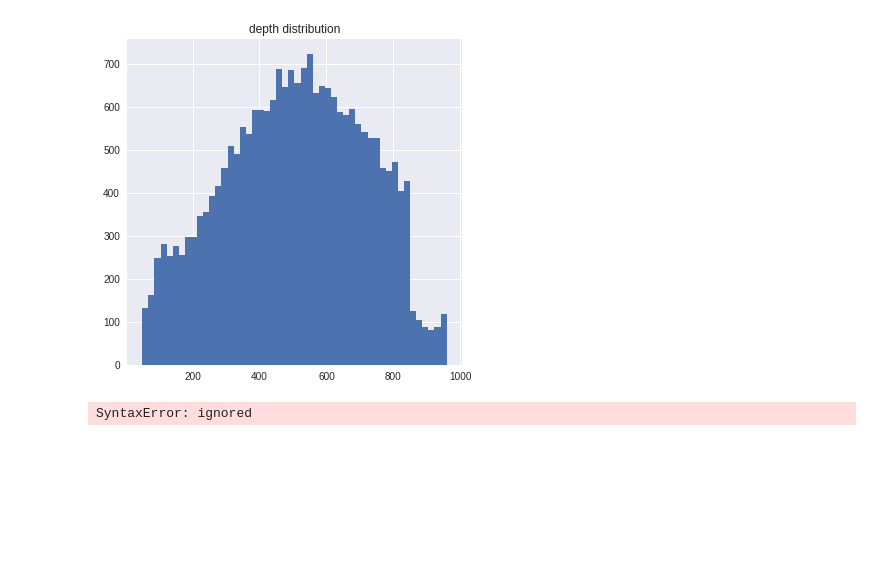
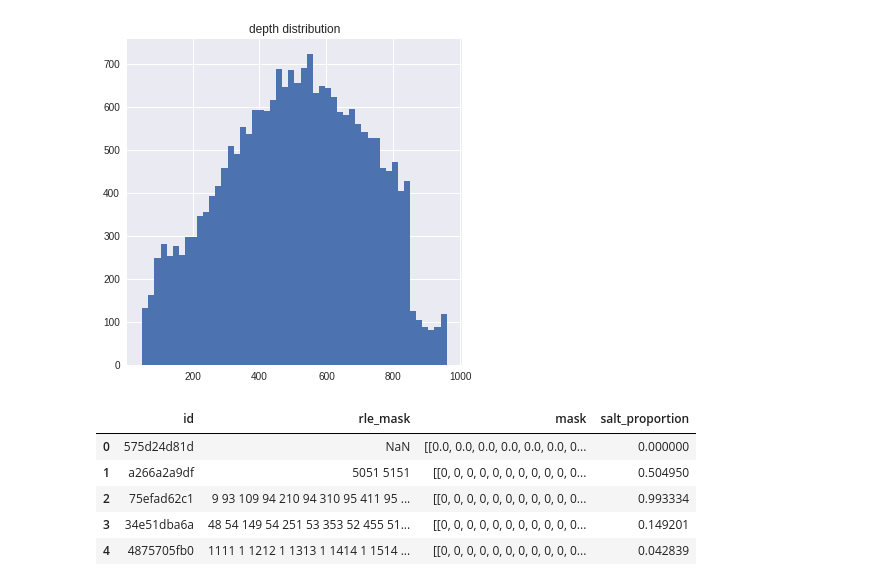
Before and after one commit to msrdinesh/100-Days-of-coding, a Jupyter notebook: TGS_salt_detection_challenge.ipynb, the cells around one changed output. Saved outputs shown, nothing was run; the diff lists cells and outputs as text; code cells hidden in the pictures; blank space fills up the shorter version.

```diff
--- a/TGS_salt_detection_challenge.ipynb
+++ b/TGS_salt_detection_challenge.ipynb
@@ -183,22 +183,30 @@ plt.title('depth distribution')
 Text(0.5,1,'depth distribution')
 [figure]
 # %%
-#convert run length encoding to images that can be input into our model
-def rleToMask(rleString,height,width)
+#convert to image
+def rleToMask(rleString,height,width):
+    #width heigh
     rows,cols = height,width
     try:
-      rleNumbers = [int(numstring) for numstring in rleString.split(' ')]
-      rlePairs = np.array(rleNumbers).reshape(-1,2)
-      img = np.zeros(row*colw,dtype = np.uint8)
-      for index,length in rlePairs:
-        index -=1
-        img[index:index+length] = 255
+        #get numbers
+        rleNumbers = [int(numstring) for numstring in rleString.split(' ')]
+        #get pairs
+        rlePairs = np.array(rleNumbers).reshape(-1,2)
+        #create an image
+        img = np.zeros(rows*cols,dtype=np.uint8)
+        #for each pair
+        for index,length in rlePairs:
+            #get the pixel value
+            index -= 1
+            img[index:index+length] = 255
 
-      img = img.reshape(cols,row)
-      img = img.T
+
+        #reshape
+        img = img.reshape(cols,rows)
+        img = img.T
+
+    #else return empty image
     except:
-      img = np.zeros((cols,rows))
+        img = np.zeros((cols,rows))
 
     return img
-# %% [output]
-SyntaxError: ignored
@@ -206,0 +223,11 @@ def
+# %%
+train_mask['mask'] = train_mask['rle_mask'].apply(lambda x: rleToMask(x, 101,101))
+train_mask['salt_proportion'] = train_mask['mask'].apply(lambda x: salt_proportion(x))
+train_mask.head()
+# %% [output]
+|  | id | rle_mask | mask | salt_proportion |
+| 0 | 575d24d81d | NaN | [[0.0, 0.0, 0.0, 0.0, 0.0, 0.0, 0... | 0.000000 |
+| 1 | a266a2a9df | 5051 5151 | [[0, 0, 0, 0, 0, 0, 0, 0, 0, 0, 0... | 0.504950 |
+| 2 | 75efad62c1 | 9 93 109 94 210 94 310 95 411 95 ... | [[0, 0, 0, 0, 0, 0, 0, 0, 0, 0, 0... | 0.993334 |
+| 3 | 34e51dba6a | 48 54 149 54 251 53 353 52 455 51... | [[0, 0, 0, 0, 0, 0, 0, 0, 0, 0, 0... | 0.149201 |
+| 4 | 4875705fb0 | 1111 1 1212 1 1313 1 1414 1 1514 ... | [[0, 0, 0, 0, 0, 0, 0, 0, 0, 0, 0... | 0.042839 |
```
Also changed, not shown: parts of 7 cells of this notebook.
